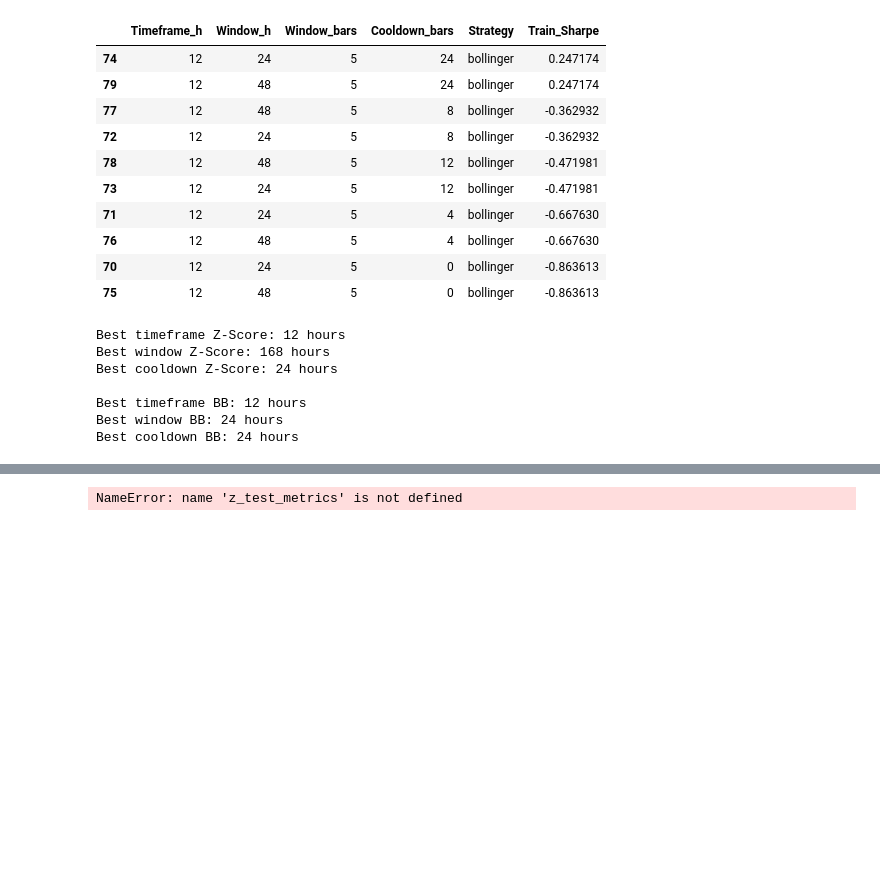
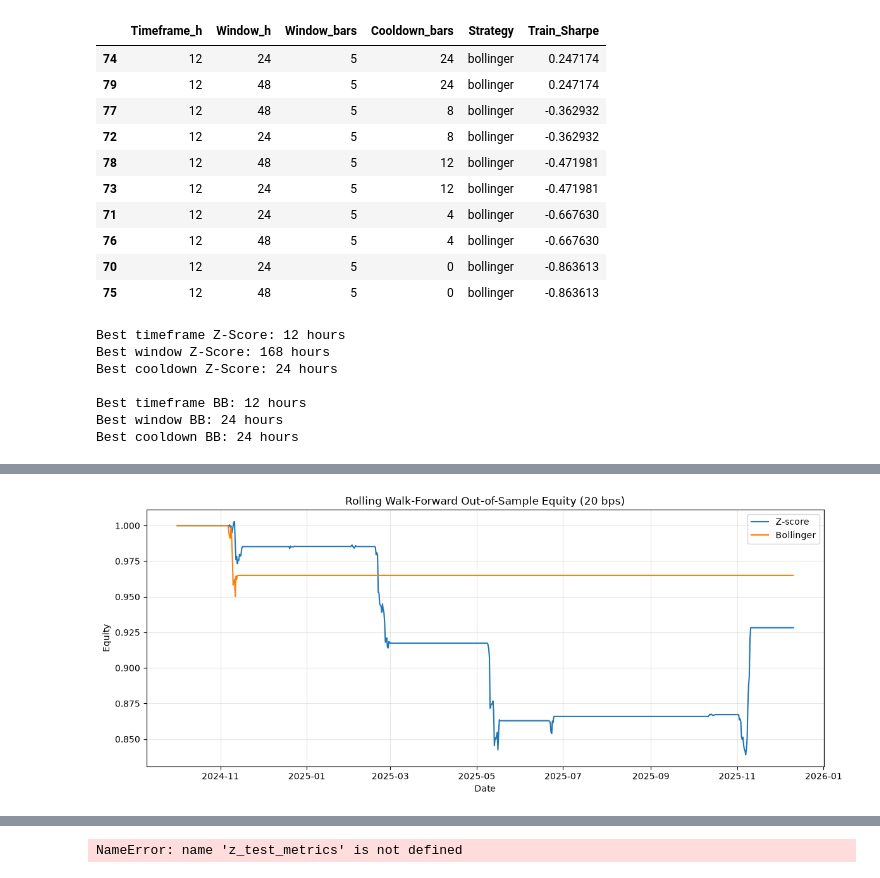
Before and after one commit to blrodriguez18/WSQproject, a Jupyter notebook: new_strategy_version_B.ipynb, the cells around one changed output, grey strips where cells are left out. Drawn from its saved outputs; the diff is of its cells as text; code cells hidden in the pictures; blank space fills up the shorter version.

```diff
--- a/new_strategy_version_B.ipynb
+++ b/new_strategy_version_B.ipynb
@@ -1284,3 +1509,28 @@ TypeError: DataFrame.sort_values() missing 1 required positional argument: 'by'
+# %%
+plt.figure(figsize=(12, 5))
+
+plt.plot(
+    z_port_equity,
+    label="Z-score"
+)
+
+plt.plot(
+    bb_port_equity,
+    label="Bollinger"
+)
+
+plt.title(
+    f"Rolling Walk-Forward Out-of-Sample Equity ({FEE_BPS_MAIN:.0f} bps)"
+)
+
+plt.xlabel("Date")
+plt.ylabel("Equity")
+plt.legend()
+plt.grid(True, alpha=0.3)
+plt.tight_layout()
+plt.show()
+# %% [output]
+[figure, added]
 # %%
 def hourly_to_daily(hourly_ret):
     equity = (1 + hourly_ret.fillna(0)).cumprod()
```
Also changed, not shown: parts of 12 cells of this notebook.
